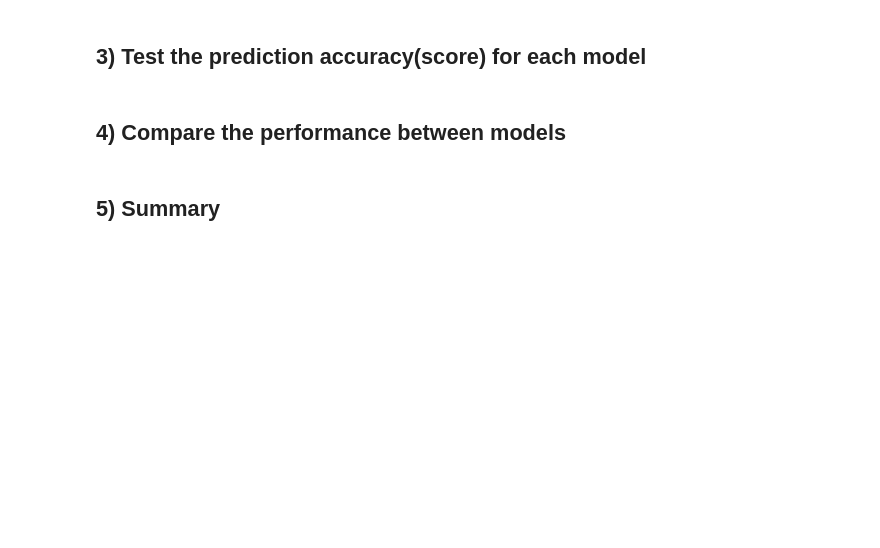
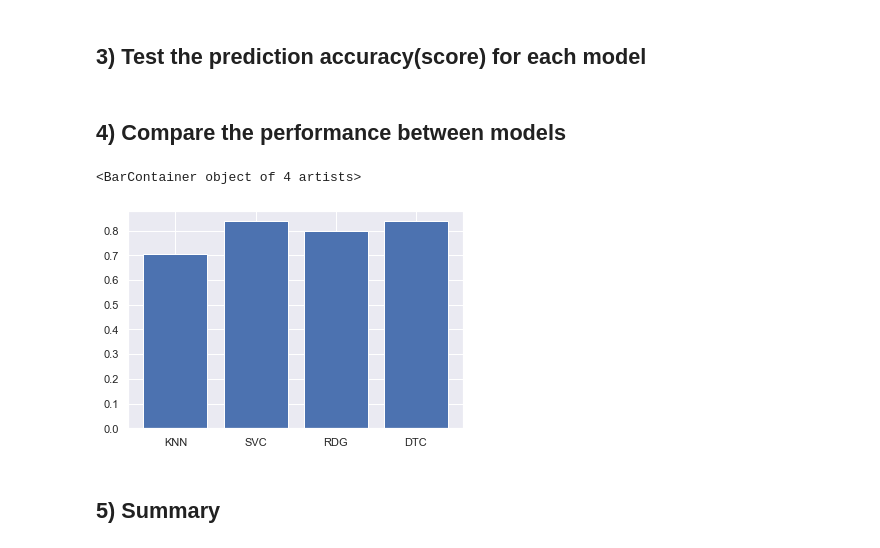
Before and after one commit to Wolfking2015/Final-Project-For-AML, a Jupyter notebook: final-project.ipynb, the cells around one changed output. Saved outputs shown, nothing was run; the diff lists cells and outputs as text; code cells hidden in the pictures; blank space fills up the shorter version.

```diff
--- a/final-project.ipynb
+++ b/final-project.ipynb
@@ -850 +867,11 @@ X_train.shape
+# %%
+from sklearn.model_selection import train_test_split
+X_Remain, X_Sample, y_Remain, y_Sample = train_test_split(X, y, test_size=0.001, random_state=42)
+X_train, X_test, y_train, y_test = train_test_split(X_Sample, y_Sample, test_size=0.2, random_state=42) #For scenario 1 and 2
+#For PCA
+X_Remain_PCA, X_Sample_PCA, y_Remain_PCA, y_Sample_PCA = train_test_split(X_PCA, y, test_size=0.001, random_state=42)
+X_train_PCA, X_test_PCA, y_train_PCA, y_test_PCA = train_test_split(X_Sample_PCA, y_Sample_PCA, test_size=0.2, random_state=42) #For scenario 3
+#For LDA
+X_Remain_LDA, X_Sample_LDA, y_Remain_LDA, y_Sample_LDA = train_test_split(X_LDA, y, test_size=0.001, random_state=42)
+X_train_PCA, X_test_PCA, y_train_PCA, y_test_PCA = train_test_split(X_Sample_LDA, y_Sample_LDA, test_size=0.2, random_state=42) #For scenario 3
 # %% [markdown]
@@ -852,5 +879,9 @@ X_train.shape
-# %%
-knn_model = knn.fit(X_train, y_train)
-SVC_model=svc.fit(X_train, y_train)
-Rdg_model=rge.fit(X_train, y_train)
-dtc_model=dtc.fit(X_train, y_train)
+# %%
+result_knn = np.array([])
+result_svc = np.array([])
+result_rdg = np.array([])
+result_dtc = np.array([])
+result_knn=[]
+result_svc=[]
+result_rdg=[]
+result_dtc=[]
@@ -856,0 +890,18 @@ dtc_model=dtc.fit(X_train, y_train)
+# %%
+
+# Scenario 1
+for i in range(NumberOfFeatures):
+    knn_model = knn.fit(X_train[:,i].reshape(-1, 1) , y_train)
+    SVC_model=svc.fit(X_train[:,i].reshape(-1, 1) , y_train)
+    Rdg_model=rdg.fit(X_train[:,i].reshape(-1, 1) , y_train)
+    dtc_model=dtc.fit(X_train[:,i].reshape(-1, 1) , y_train)
+
+    knn_score=knn_model.score(X_test[:,i].reshape(-1, 1) , y_test)
+    svc_score=SVC_model.score(X_test[:,i].reshape(-1, 1) , y_test)
+    rdg_score=Rdg_model.score(X_test[:,i].reshape(-1, 1) , y_test)
+    dtc_score=dtc_model.score(X_test[:,i].reshape(-1, 1) , y_test)
+
+    result_knn.append(knn_score)
+    result_svc.append(svc_score)
+    result_rdg.append(rdg_score)
+    result_dtc.append(dtc_score)
@@ -864,7 +926,10 @@ dtc_score=dtc_model.score(X_test, y_test)
 # %% [markdown]
 ## 4) Compare the performance between models
 # %%
-plt.bar([1,2,3,4],[knn_score,SVC_score,Rdg_score,dtc_score])
+plt.bar(['KNN','SVC','RDG','DTC'],[knn_score,SVC_score,Rdg_score,dtc_score])
+# %% [output]
+<BarContainer object of 4 artists>
+[figure, added]
 # %% [markdown]
 ## 5) Summary
 # %% [markdown]
```
Also changed, not shown: parts of 23 cells of this notebook.
